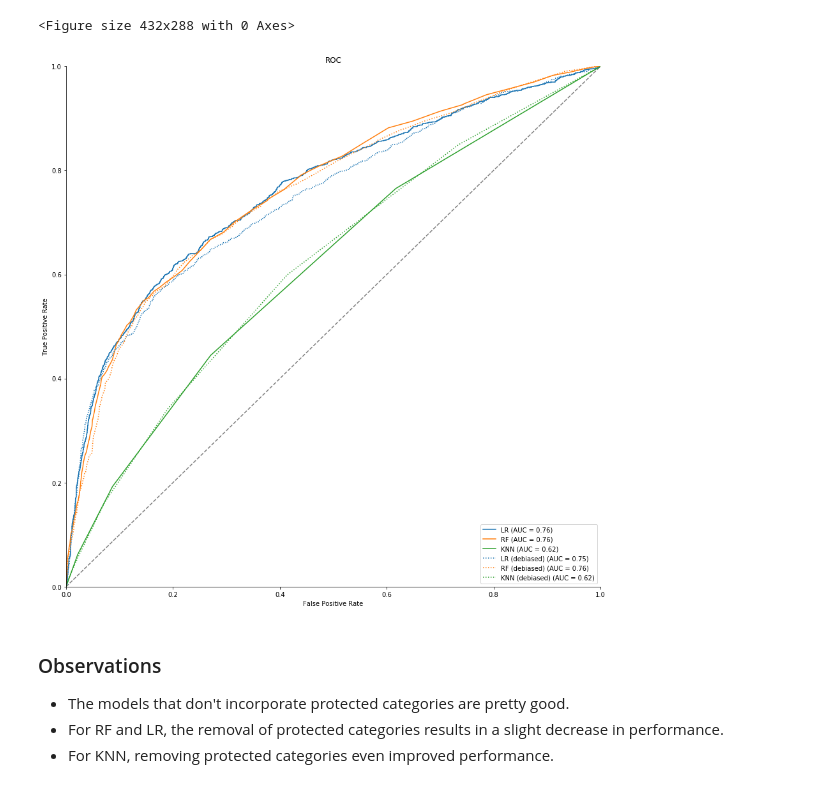
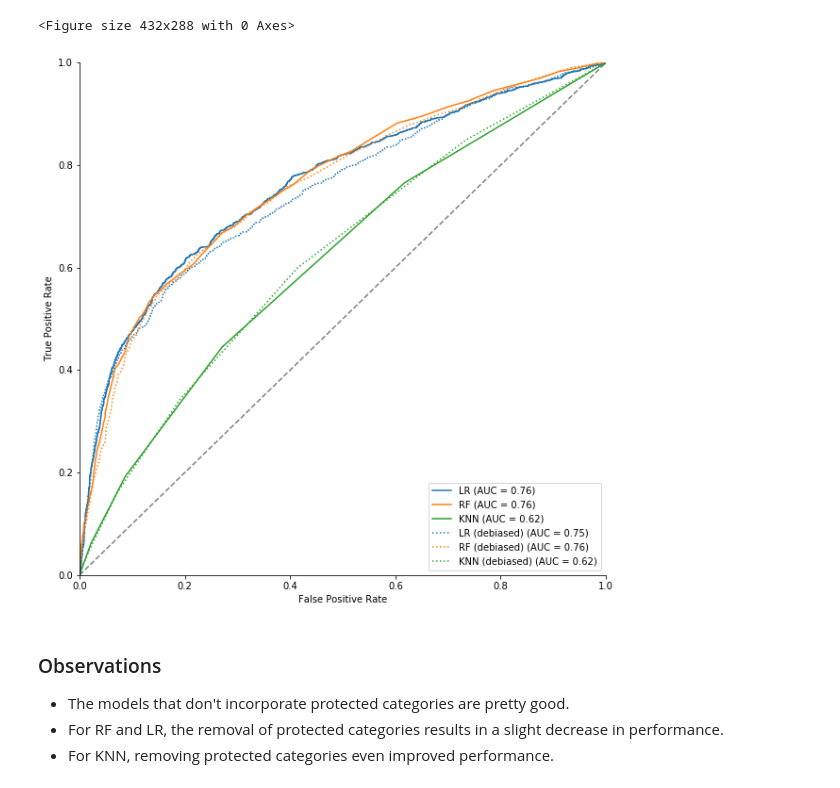
Before and after one commit to JanGeffert/AC221-FinalProject, a Jupyter notebook: eda_miru.ipynb, the cells around one changed output. Cells and saved outputs as stored; diff of their text form; code cells hidden in the pictures.

```diff
--- a/eda_miru.ipynb
+++ b/eda_miru.ipynb
@@ -713,26 +713,26 @@ graph_style = {
 # %%
 # Plot ROC curve
 # adapted from https://stackoverflow.com/questions/25009284/how-to-plot-roc-curve-in-python
-plt.figure(figsize=(15,15))
-plt.title("ROC")
+plt.figure(figsize=(10,10))
 plt.plot([0,1], [0,1], linestyle="dashed", color="gray")
 
 for model_name, model_info in model_infos.items():
     fpr, tpr, thresholds = roc_curve(model_info[0], model_info[1])
     roc_auc = auc(fpr, tpr)
     plt.plot(fpr, tpr,
              color=graph_style[model_name][0], linestyle=graph_style[model_name][1],
              label="{} (AUC = {:.2f})".format(model_name, roc_auc))
 
 plt.xlim([0,1])
 plt.ylim([0,1])
 plt.xlabel("False Positive Rate")
 plt.ylabel("True Positive Rate")
 plt.legend(loc=4)
 sns.despine()
+plt.savefig("docs/img/roc_plot.png", transparent=True)
 plt.show()
 # %% [output]
-[figure, old version]
+[figure, new version]
 # %% [markdown]
 ### Observations
 * The models that don't incorporate protected categories are pretty good.
```
Also changed, not shown: 1 other file.
